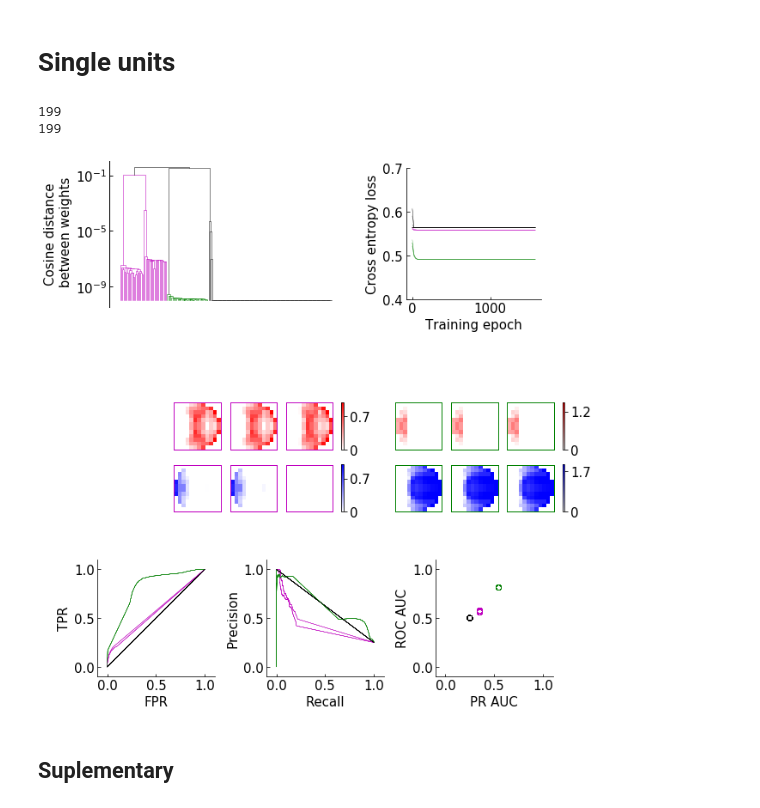
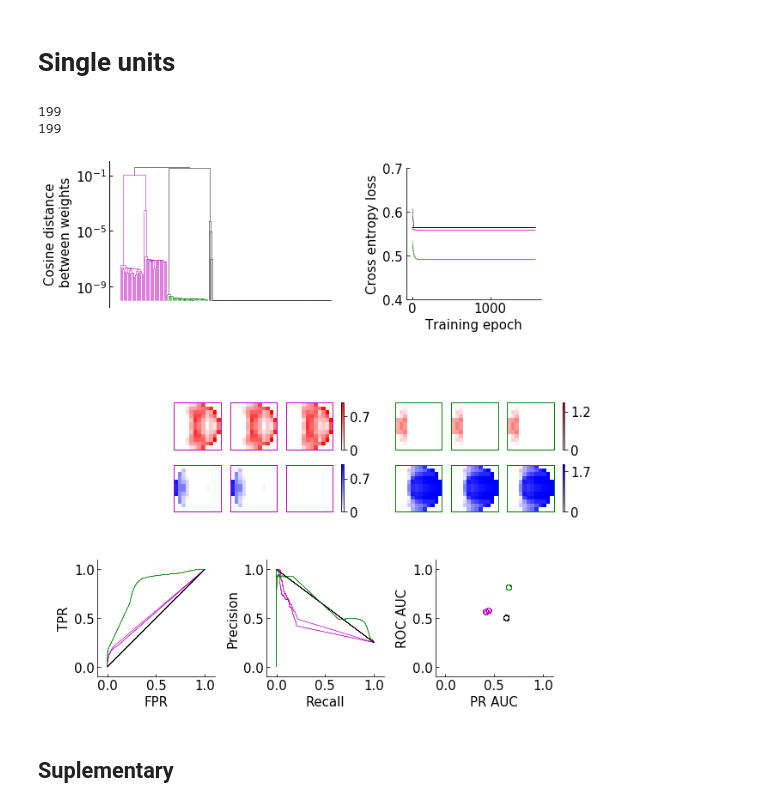
Before and after one commit to ClarkLabCode/LoomDetectionANN, a Jupyter notebook: analysis/plot_all_main_figures.ipynb, the cells around one changed output. Drawn from its saved outputs; the diff is of its cells as text; code cells hidden in the pictures.

```diff
--- a/analysis/plot_all_main_figures.ipynb
+++ b/analysis/plot_all_main_figures.ipynb
@@ -788,7 +788,8 @@ for ind, y_labels in enumerate(y_labels_all):
     fpr, tpr, _ = metrics.roc_curve(y_labels, y_scores)
     precision, recall, _ = metrics.precision_recall_curve(y_labels, y_scores)
     roc_auc = metrics.roc_auc_score(y_labels, y_scores)
-    pr_auc = metrics.average_precision_score(y_labels, y_scores)
+    pr_auc = metrics.auc(recall, precision)
+#     aps = metrics.average_precision_score(y_labels, y_scores)
 
     fpr_all.append(fpr)
     tpr_all.append(tpr)
@@ -839,34 +840,34 @@ ax.tick_params(direction='in', labelsize=tick_fontsize)
 # scores
 gs000 = gridspec.GridSpecFromSubplotSpec(12, 12, subplot_spec=gs00[0, 2])
 ax = fig.add_subplot(gs000[1:11, 1:11])
 added_noisex = np.random.normal(0, 0.0, len(roc_auc_all))
 added_noisey = np.random.normal(0, 0.0, len(pr_auc_all))
 # ax.scatter(np.array(pr_auc_all)+added_noisey, np.array(roc_auc_all)+added_noisex, s=12, c=color_list, marker='o', alpha=0.5)
 marker_list = [color_marker_dict[key] for key in color_list]
 for ind, x, y, c_, marker_ in zip(range(len(color_list)), pr_auc_all, roc_auc_all, color_list, marker_list):
     if ind%5 == 0:
         ax.scatter(np.array(x)+added_noisey, np.array(y)+added_noisex, s=marker_size, facecolors='None', edgecolors=c_, marker=marker_, alpha=0.5, linewidths=0.25)
 ax.axis('scaled')
 ax.spines["right"].set_visible(False)
 ax.spines["top"].set_visible(False)
 ax.spines["bottom"].set_visible(True)
 ax.spines["left"].set_visible(True)
 ax.set_xlim([-0.1, 1.1])
 ax.set_ylim([-0.1, 1.1])
 ax.set_xticks([0, 0.5, 1])
 ax.set_yticks([0, 0.5, 1])
 ax.set_xlabel('PR AUC', fontsize=label_fontsize)
 ax.set_ylabel('ROC AUC', fontsize=label_fontsize)
 ax.tick_params(direction='in', labelsize=tick_fontsize)
 
 plt.show()
 filename = figure_path+'figures_main/trained_results_M{}.pdf'.format(M)
 fig.savefig(filename, bbox_inches='tight')
 # fig.savefig(filename)
 # %% [output]
 199
 199
-[figure, old version]
+[figure, new version]
 # %% [markdown]
 ## Suplementary
 # %%
```
Also changed, not shown: parts of 1 cell of this notebook, 2 other files.
